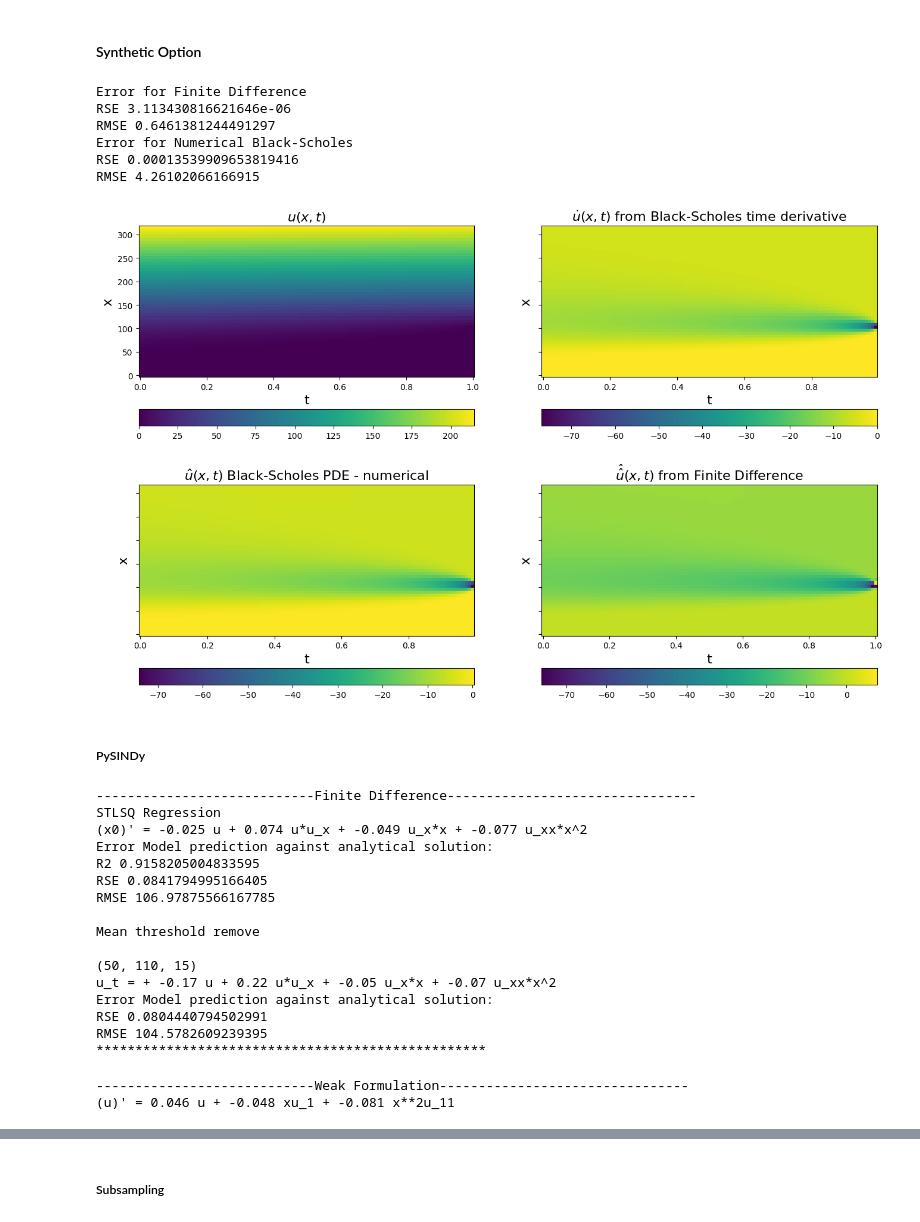
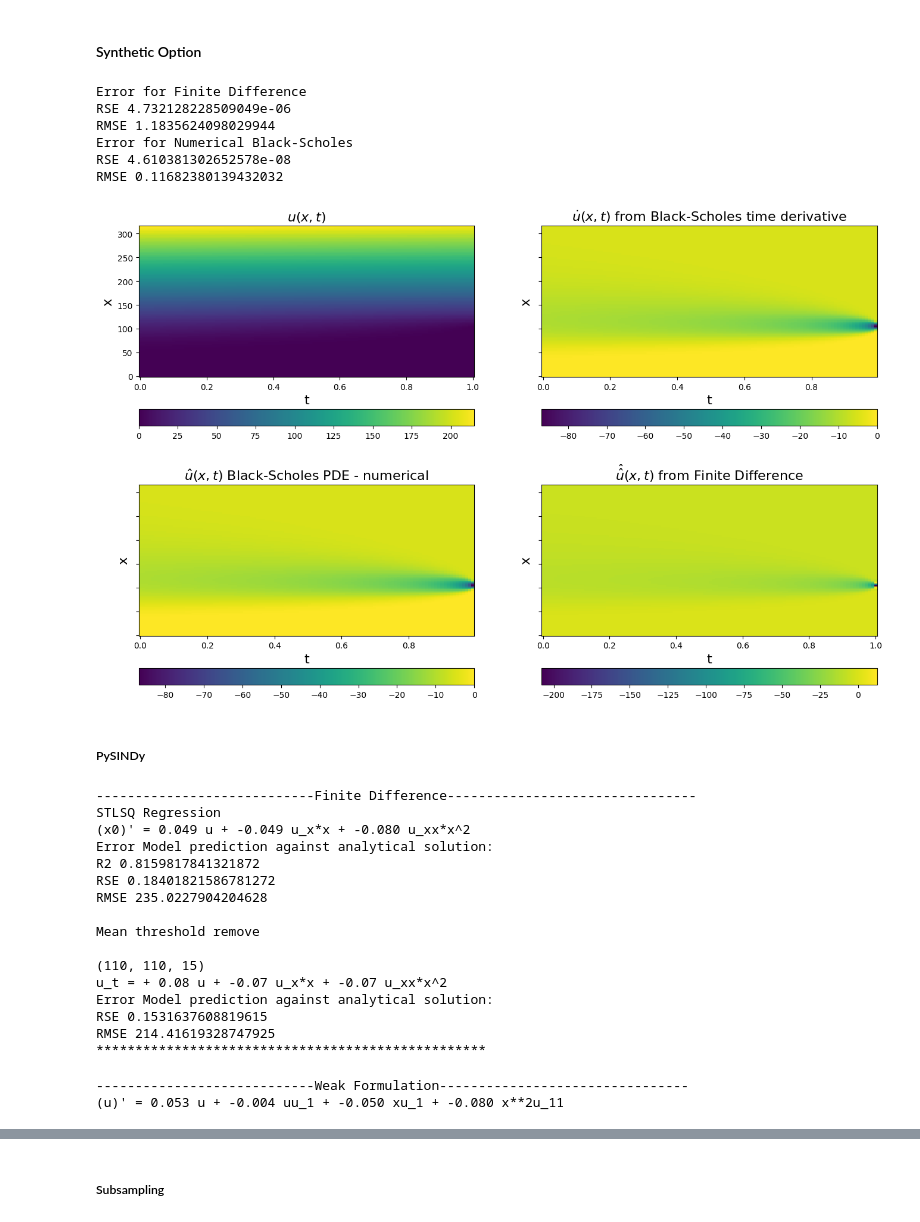
Before and after one commit to brunoCCOS/bs-find-with-sindy, a Jupyter notebook: src/SINDy_precificacao_derivativos_sinteticos.ipynb, the cells around one changed output, grey strips where cells are left out. Saved outputs shown, nothing was run; the diff lists cells and outputs as text; code cells hidden in the pictures.

```diff
--- a/src/SINDy_precificacao_derivativos_sinteticos.ipynb
+++ b/src/SINDy_precificacao_derivativos_sinteticos.ipynb
@@ -59,7 +60,7 @@ K_ = 105
 T_ = 1.
 
 timesteps = 110
-spacesteps =  50
+spacesteps =  110
 
 # Monte Carlo simulation
 x = np.linspace(0., K_*3, spacesteps)
@@ -108,7 +109,7 @@ plt.colorbar(orientation="horizontal")
 # plt.title(r"$\hat{\hat{\hat{u}}}(x, t)$ from DURA-MOS¸NEAGU", fontsize=16)
 # plt.colorbar(orientation="horizontal")
 
-u_dot = -(1/2)*((sigma**2)*(X.T[:,:-1]**2)*u_xx[:,:-1]) - (r*(X.T[:,:-1])*u_x[:,:-1]) + r*u[:,:-1]
+u_dot = -(1/2)*((sigma_**2)*(X.T[:,:-1]**2)*u_xx[:,:-1]) - (r_*(X.T[:,:-1])*u_x[:,:-1]) + r_*u[:,:-1]
 plt.subplot(3, 2, 3)
 plt.pcolormesh(t[:-1], x, u_dot)
 plt.xlabel("t", fontsize=16)
@@ -125,38 +126,38 @@ plt.xlabel("t", fontsize=16)
 plt.ylabel("x", fontsize=16)
 ax = plt.gca()
 ax.set_yticklabels([])
 plt.title(r"$\hat{\hat{u}}(x, t)$ from Finite Difference", fontsize=16)
 plt.colorbar(orientation="horizontal")
 
 plt.subplot(3, 2, 2)
 plt.pcolormesh(t[:-1], x, u_t)
 plt.xlabel("t", fontsize=16)
 plt.ylabel("x", fontsize=16)
 ax = plt.gca()
 ax.set_yticklabels([])
 plt.title(r"$\dot{u}(x, t)$ from Black-Scholes time derivative", fontsize=16)
 plt.colorbar(orientation="horizontal")
 
 
 # print('Error for DURA-MOS¸NEAGU Computation')
 # print('RSE',np.sum((u_t - v_dot)**2)/np.sum((u_t - u_t.mean())**2))
 # print('RMSE',(np.sqrt(np.sum((u_t - v_dot)**2).mean())))
 print('Error for Finite Difference ')
 print('RSE',np.sum((u_t_[:,:-1] - u_t)**2)/np.sum((u_t - u_t.mean())**2))
 print('RMSE',(np.sqrt(np.sum((u_t - u_t_[:,:-1])**2).mean())))
 print('Error for Numerical Black-Scholes')
 print('RSE',np.sum((u_dot - u_t)**2)/np.sum((u_t - u_t.mean())**2))
 print('RMSE',(np.sqrt(np.sum((u_dot - u_t)**2).mean())))
 
 plt.show()
 # %% [output]
 Error for Finite Difference
-RSE 3.113430816621646e-06
-RMSE 0.6461381244491297
+RSE 4.732128228509049e-06
+RMSE 1.1835624098029944
 Error for Numerical Black-Scholes
-RSE 0.00013539909653819416
-RMSE 4.26102066166915
+RSE 4.610381302652578e-08
+RMSE 0.11682380139432032
-[figure, old version]
+[figure, new version]
 # %% [markdown]
 ##### PySINDy
 # %%
@@ -236,19 +237,19 @@ print('*'*50)
 # %% [output]
 ----------------------------Finite Difference--------------------------------
 STLSQ Regression
-(x0)' = -0.025 u + 0.074 u*u_x + -0.049 u_x*x + -0.077 u_xx*x^2
+(x0)' = 0.049 u + -0.049 u_x*x + -0.080 u_xx*x^2
 Error Model prediction against analytical solution:
-R2 0.9158205004833595
-RSE 0.0841794995166405
-RMSE 106.97875566167785
+R2 0.8159817841321872
+RSE 0.18401821586781272
+RMSE 235.0227904204628
 
 Mean threshold remove
 
-(50, 110, 15)
-u_t = + -0.17 u + 0.22 u*u_x + -0.05 u_x*x + -0.07 u_xx*x^2
+(110, 110, 15)
+u_t = + 0.08 u + -0.07 u_x*x + -0.07 u_xx*x^2
 Error Model prediction against analytical solution:
-RSE 0.0804440794502991
-RMSE 104.5782609239395
+RSE 0.1531637608819615
+RMSE 214.41619328747925
 **************************************************
 # %%
 
@@ -278,7 +279,7 @@ pred = lib_weak @ model.coefficients()[0]
 # print('RMSE',(np.sqrt(np.sum((pred.flatten() - _u_t.flatten())**2).mean())))
 # %% [output]
 ----------------------------Weak Formulation--------------------------------
-(u)' = 0.046 u + -0.048 xu_1 + -0.081 x**2u_11
+(u)' = 0.053 u + -0.004 uu_1 + -0.050 xu_1 + -0.080 x**2u_11
 # %%
 
 print('----------------------------Ensemble method----------------------------')
```
Also changed, not shown: parts of 18 cells of this notebook, 5 other files.
